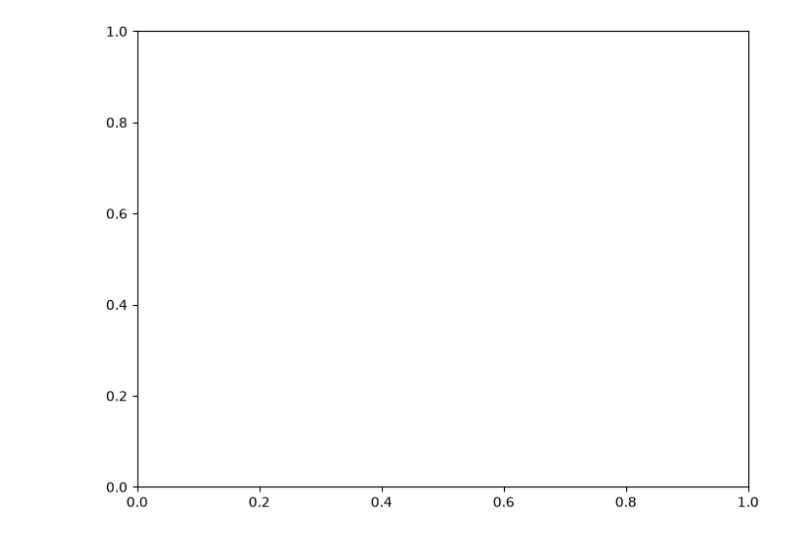
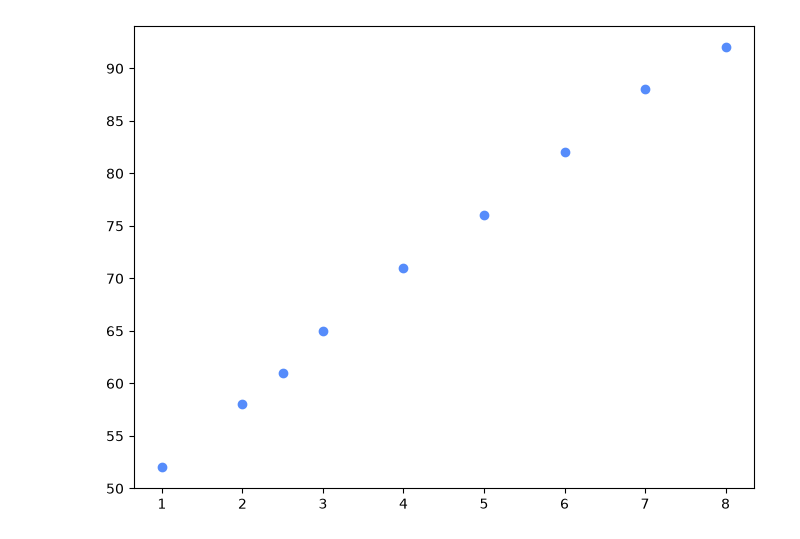
Before and after one commit to eddie1031/2026_SKP_005, a Jupyter notebook: graph_scatter.ipynb, the cells around one changed output. Cells and saved outputs as stored; diff of their text form; code cells hidden in the pictures.

Commit message:
scatter2

```diff
--- a/graph_scatter.ipynb
+++ b/graph_scatter.ipynb
@@ -3,9 +3,15 @@ import matplotlib.pyplot as plt
 # %%
 study_hours = [1,2,2.5,3,4,5,6,7,8]
 scores = [52,58,61,65,71,76,82, 88, 92]
 
+
 fig, ax = plt.subplots(figsize=(8, 6))
 
+ax.scatter(
+    study_hours,
+    scores,
+)
+
 plt.show()
 # %% [output]
-[figure, old version]
+[figure, new version]
```
Also changed, not shown: parts of 8 cells of this notebook.
